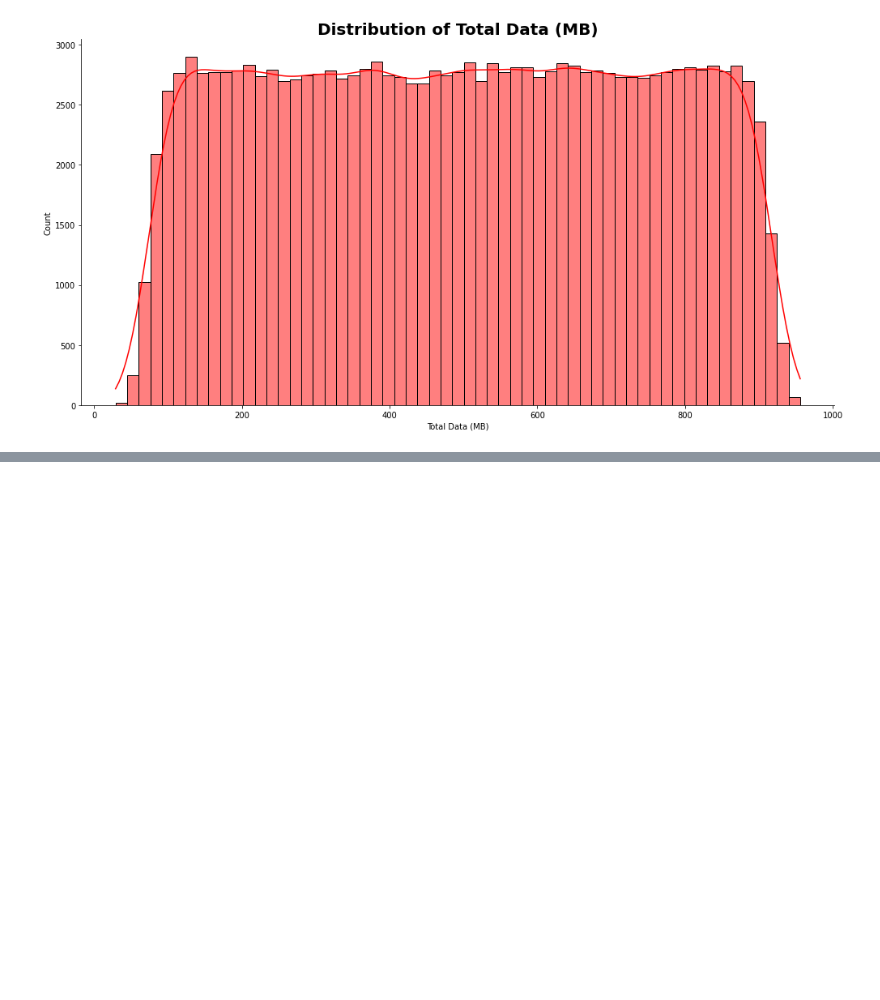
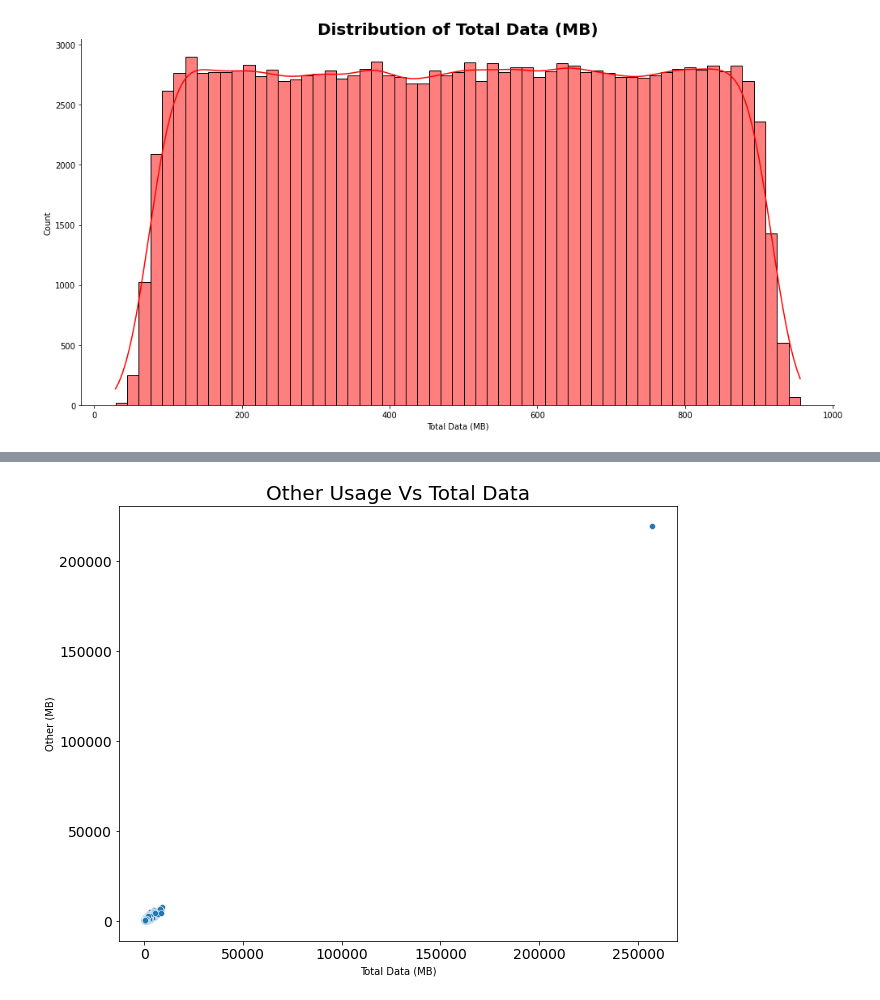
Before and after one commit to bkget/Telecom-Data-Analysis, a Jupyter notebook: notebooks/2_user_overview_analysis.ipynb, the cells around one changed output, grey strips where cells are left out. Saved outputs shown, nothing was run; the diff lists cells and outputs as text; code cells hidden in the pictures; blank space fills up the shorter version.

```diff
--- a/notebooks/2_user_overview_analysis.ipynb
+++ b/notebooks/2_user_overview_analysis.ipynb
@@ -299,0 +312,4 @@ plots.hist(explore_feature_df, 'Total Data (MB)', 'red')
+# %%
+plots.plot_scatter(user, 'Total Data (MB)', 'Other (MB)', 'Other Usage Vs Total Data', None, None)
+# %% [output]
+[figure, added]
```
Also changed, not shown: parts of 5 cells of this notebook, 1 other file.
